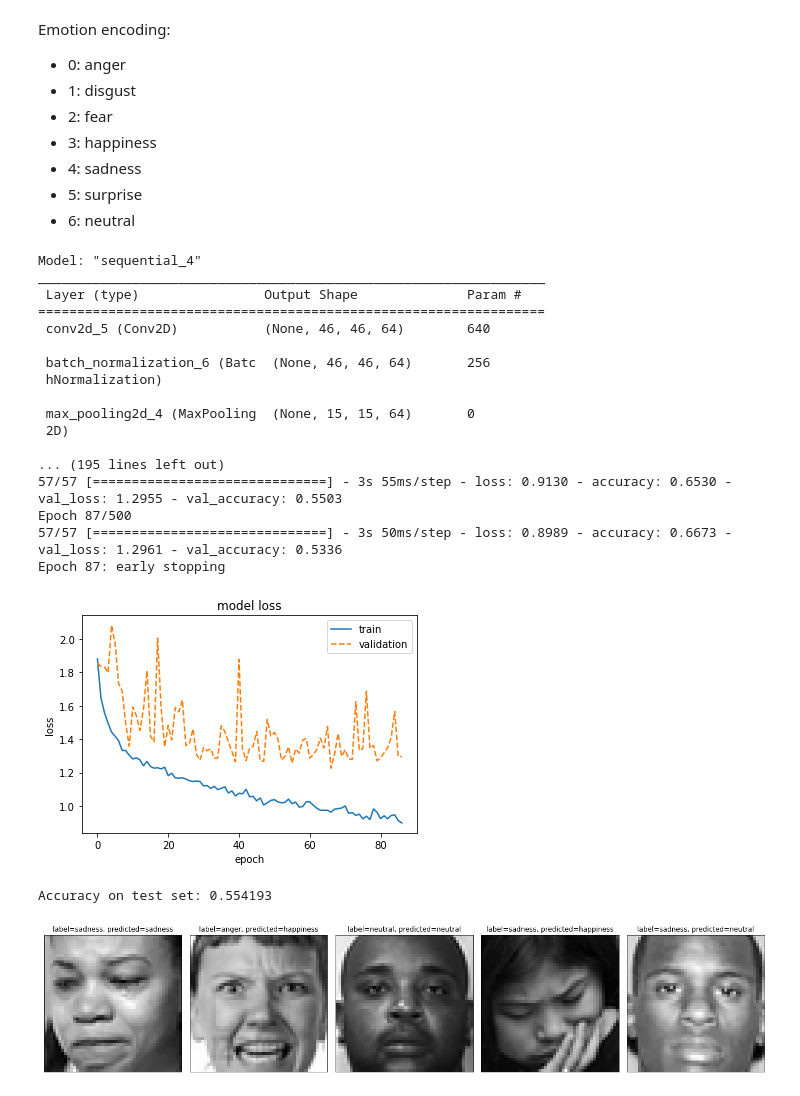
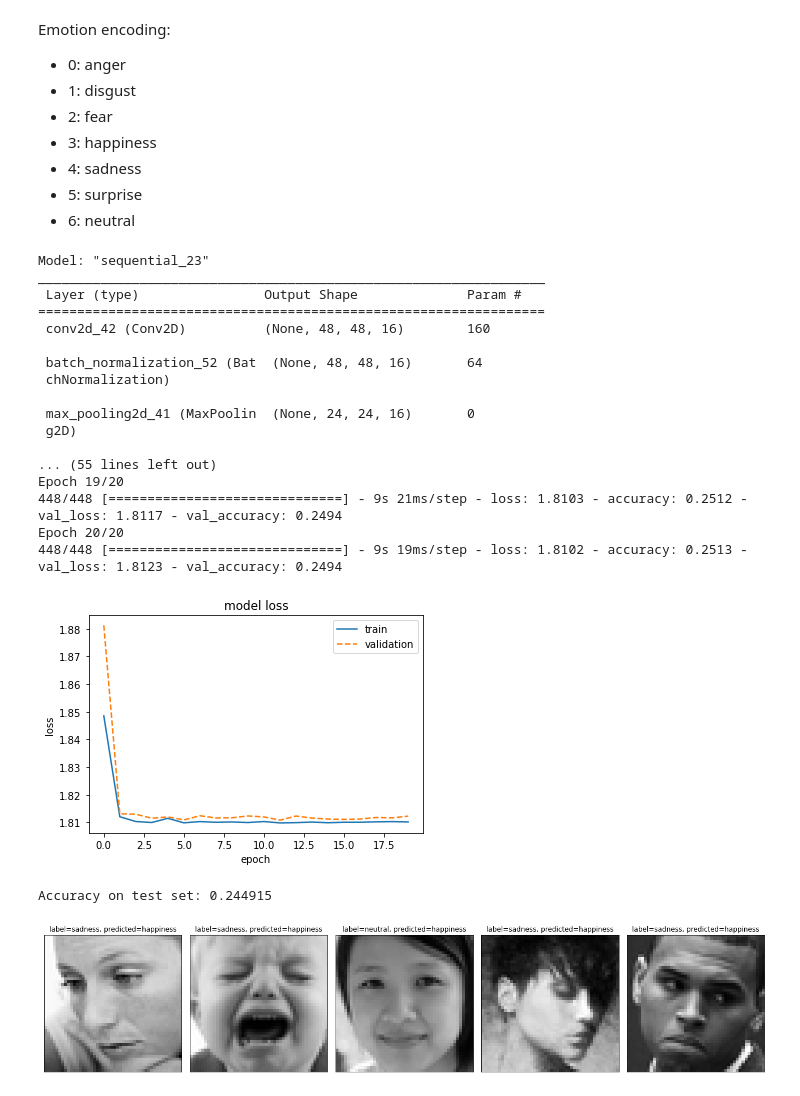
Before and after one commit to lougau92/Facial-recognition-using-cnn, a Jupyter notebook: tensorflow_alternative.ipynb, the cells around one changed output. Drawn from its saved outputs; the diff is of its cells as text; code cells hidden in the pictures.

```diff
--- a/tensorflow_alternative.ipynb
+++ b/tensorflow_alternative.ipynb
@@ -111,13 +111,14 @@ def create_model(**kwargs) -> tf.keras.Model:
     """
     # define default parameter values if not otherwise specified through inputs
     params={'learning_rate': 0.005,
-            'num_convBlocks': 2, 'filters': [64, 64], 'kernel_sizes': [3, 3], 'strides': [(1,1), (1,1)], 'pool_sizes': [(3,3), (3,3)],
+            'num_convBlocks': 2, 'filters': [16, 32], 'kernel_sizes': [3, 3], 'strides': [(1,1), (1,1)], 'pool_sizes': [(2,2), (2,2)],
             'dense_units': 16, 'dropout': 0}
     for key, value in kwargs.items():
         if key in params:
             params[key] = value
 
     assert params['num_convBlocks'] >= 1, 'Model needs to have at least one convolutional block to work.'
+    assert params['num_convBlocks'] <= 4, 'Specified too many convolutional blocks, will downsample the image too much.'
     assert (params['num_convBlocks'] == len(params['filters'])) & \
             (params['num_convBlocks'] == len(params['kernel_sizes'])) & \
             (params['num_convBlocks'] == len(params['strides'])) & \
@@ -126,19 +127,19 @@ def create_model(**kwargs) -> tf.keras.Model:
     model = keras.models.Sequential()
 
     model.add(keras.layers.Conv2D(filters=params['filters'][0], kernel_size=params['kernel_sizes'][0],
-                                    strides=params['strides'][0], activation='relu', input_shape=(48,48,1), data_format='channels_last'))
+                                    strides=params['strides'][0], activation='relu', padding='same', input_shape=(48,48,1), data_format='channels_last'))
     model.add(keras.layers.BatchNormalization())
-    model.add(keras.layers.MaxPool2D(pool_size=params['pool_sizes'][0]))
+    model.add(keras.layers.MaxPool2D(pool_size=params['pool_sizes'][0], strides=(2,2)))
 
     for i in range(params['num_convBlocks']-1):
-        model.add(keras.layers.Conv2D(filters=params['filters'][i+1], kernel_size=params['kernel_sizes'][i+1], strides=params['strides'][i+1], activation='relu'))
-        model.add(keras.layers.MaxPool2D(pool_size=params['pool_sizes'][i+1]))
+        model.add(keras.layers.Conv2D(filters=params['filters'][i+1], kernel_size=params['kernel_sizes'][i+1], strides=params['strides'][i+1], padding='same', activation='relu'))
+        model.add(keras.layers.MaxPool2D(pool_size=params['pool_sizes'][i+1], strides=(2,2)))
         model.add(keras.layers.BatchNormalization())
 
     model.add(keras.layers.Flatten())
     model.add(keras.layers.Dense(units=params['dense_units'], activation='relu'))
-    model.add(keras.layers.BatchNormalization())
-    model.add(keras.layers.Dropout(rate=params['dropout']))
+    # model.add(keras.layers.BatchNormalization())
+    # model.add(keras.layers.Dropout(rate=params['dropout']))
     model.add(keras.layers.Dense(units=7, activation='softmax'))
 
     optimizer = tf.keras.optimizers.Adam(learning_rate=params['learning_rate'])
@@ -148,9 +149,9 @@ def create_model(**kwargs) -> tf.keras.Model:
     return model
 # %%
 # early stopping might need adaptation depending on how the convergence behavior of the model
-early_stopping = tf.keras.callbacks.EarlyStopping(monitor='val_loss', patience=20, verbose=1, restore_best_weights=True, min_delta=0)
+early_stopping = tf.keras.callbacks.EarlyStopping(monitor='val_loss', patience=10, verbose=1, restore_best_weights=True, min_delta=0)
 
-def train_model(epochs:int=500, batch_size:int=64, plot_loss:bool=True, run_on_mac:bool=False, **kwargs):
+def train_model(epochs:int=100, batch_size:int=64, plot_loss:bool=True, run_on_mac:bool=False, **kwargs):
     """Trains a keras model with architecture specified in the create_model() method.
     Values for hyper parameters that should be used to build the model can be passed as keyword arguments
     or as a dictionary (compare create_model() method to see which ones are available).
@@ -166,7 +167,7 @@ def train_model(epochs:int=500, batch_size:int=64, plot_loss:bool=True, run_on_m
         tf.keras.Model, tf.keras.callbacks.History: returns the trained model and the training history
     """
 
-    model_params = ['learning_rate', 'filters1', 'filters2', 'kernel_size1', 'kernel_size2', 'strides1', 'strides2', 'dense_units', 'pool_size1', 'pool_size2', 'dropout']
+    model_params = ['num_convBlocks', 'learning_rate', 'filters', 'kernel_sizes', 'strides', 'pool_sizes', 'dense_units', 'dropout']
     model_kwargs = {}
     for key, value in kwargs.items():
         if key in model_params:
@@ -182,15 +183,19 @@ def train_model(epochs:int=500, batch_size:int=64, plot_loss:bool=True, run_on_m
             history = model.fit(
                     image_augmenter.flow(X_train, y_train, batch_size=batch_size),
                     validation_data=(X_val, y_val),
-                    steps_per_epoch=len(X_train)/batch_size, epochs=epochs,
-                    callbacks=[early_stopping], use_multiprocessing=False
+                    steps_per_epoch=len(X_train)//batch_size,
+                    validation_steps = len(X_test)//batch_size, epochs=epochs,
+                    callbacks=[early_stopping], use_multiprocessing=False,
+                    batch_size=batch_size
                 )
     else:
         history = model.fit(
                 image_augmenter.flow(X_train, y_train, batch_size=batch_size),
                 validation_data=(X_val, y_val),
-                steps_per_epoch=len(X_train)/epochs, epochs=epochs,
-                callbacks=[early_stopping], use_multiprocessing=False
+                steps_per_epoch=len(X_train)//batch_size,
+                validation_steps = len(X_test)//batch_size, epochs=epochs,
+                callbacks=[early_stopping], use_multiprocessing=False,
+                batch_size=batch_size
             )
 
     if plot_loss:
@@ -207,27 +212,27 @@ def train_model(epochs:int=500, batch_size:int=64, plot_loss:bool=True, run_on_m
 
     return model, history
 # %%
-model, history = train_model(run_on_mac=False)
+model, history = train_model(epochs=20, run_on_mac=False)
 # %% [output]
-Model: "sequential_4"
+Model: "sequential_23"
 _________________________________________________________________
  Layer (type)                Output Shape              Param #
 =================================================================
- conv2d_5 (Conv2D)           (None, 46, 46, 64)        640
+ conv2d_42 (Conv2D)          (None, 48, 48, 16)        160
 
- batch_normalization_6 (Batc  (None, 46, 46, 64)       256
- hNormalization)
+ batch_normalization_52 (Bat  (None, 48, 48, 16)       64
+ chNormalization)
 
- max_pooling2d_4 (MaxPooling  (None, 15, 15, 64)       0
- 2D)
+ max_pooling2d_41 (MaxPoolin  (None, 24, 24, 16)       0
+ g2D)
 
-... (195 lines left out)
-57/57 [==============================] - 3s 55ms/step - loss: 0.9130 - accuracy: 0.6530 - val_loss: 1.2955 - val_accuracy: 0.5503
-Epoch 87/500
-57/57 [==============================] - 3s 50ms/step - loss: 0.8989 - accuracy: 0.6673 - val_loss: 1.2961 - val_accuracy: 0.5336
-Epoch 87: early stopping
+... (55 lines left out)
+Epoch 19/20
+448/448 [==============================] - 9s 21ms/step - loss: 1.8103 - accuracy: 0.2512 - val_loss: 1.8117 - val_accuracy: 0.2494
+Epoch 20/20
+448/448 [==============================] - 9s 19ms/step - loss: 1.8102 - accuracy: 0.2513 - val_loss: 1.8123 - val_accuracy: 0.2494
-[figure, old version]
+[figure, new version]
-Accuracy on test set: 0.554193
+Accuracy on test set: 0.244915
 # %%
 # printing 5 random images with their labels and predictions
 emotion_dict = {0:'anger', 1:'disgust', 2:'fear', 3:'happiness', 4: 'sadness', 5: 'surprise', 6: 'neutral'}
@@ -246,4 +251,4 @@ for i, prediction in enumerate(max_predictions[random_int:random_int+5]):
     ax.set_title(f'label={emotion_dict[df_test.emotion.iloc[random_int+i]]}, predicted={emotion_dict[prediction]}')
 plt.tight_layout()
 # %% [output]
-[figure, old version]
+[figure, new version]
```
Also changed, not shown: parts of 4 cells of this notebook.
